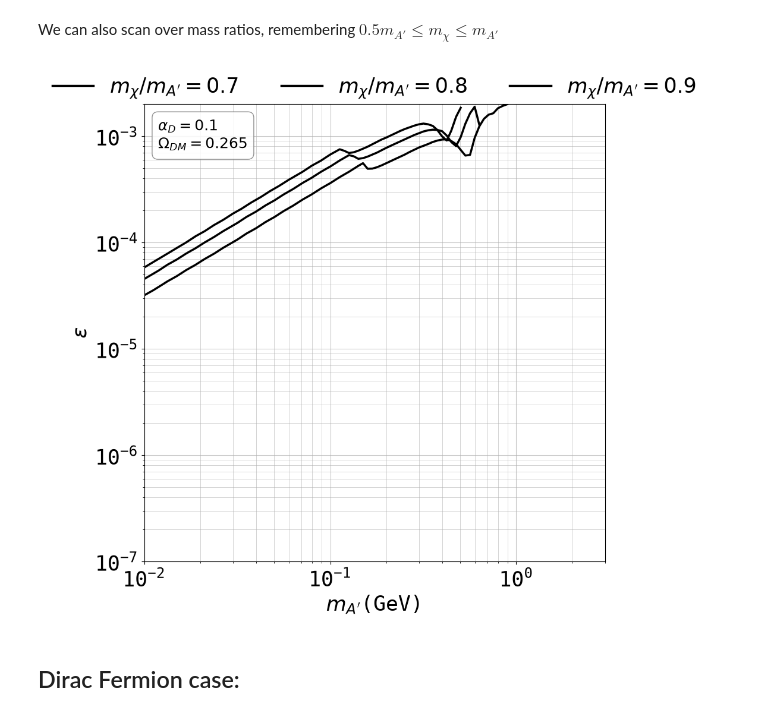
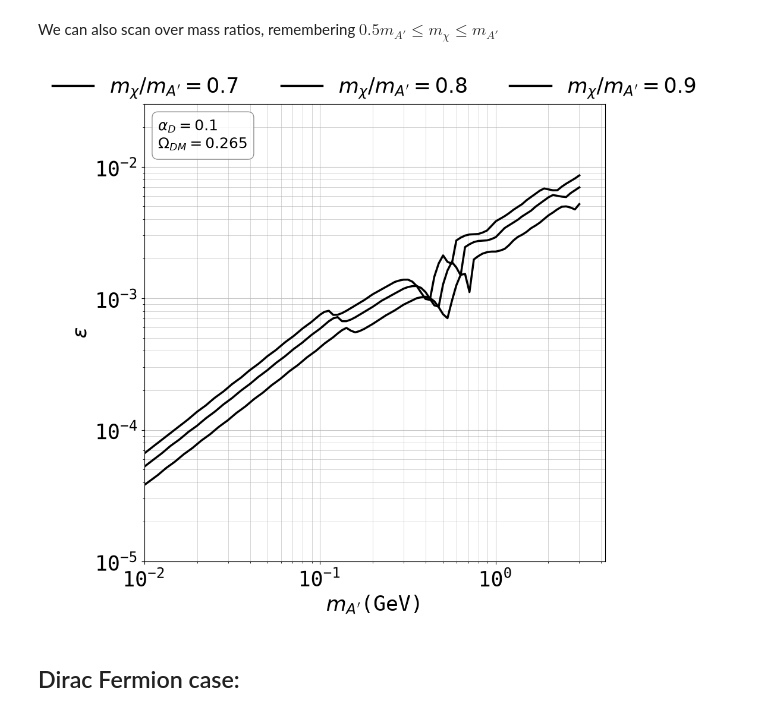
Before and after one commit to sgogoeg/bcgs_internship, a Jupyter notebook: Code/Relic_Abundance.ipynb, the cells around one changed output. Drawn from its saved outputs; the diff is of its cells as text; code cells hidden in the pictures.

```diff
--- a/Code/Relic_Abundance.ipynb
+++ b/Code/Relic_Abundance.ipynb
@@ -1674,7 +1683,7 @@ ax.grid(True, which='minor', linestyle='-', linewidth=0.5, alpha=0.75)
 
 ax.set_axisbelow(True) # Ensure grid is below data
 
-plt.plot(ma_scan1, eps_relic1, color = 'black', linewidth = 2.5, label = r"$\varepsilon_{relic}$ Boltz-eq")
+plt.plot(ma_scan1, eps_relic1m, color = 'black', linewidth = 2.5, label = r"$\varepsilon_{relic}$ Boltz-eq")
 
 plt.plot(ma_scan2, eps_relic2, color = 'black', linewidth = 2.5, label = r"$\varepsilon_{relic}$ Boltz-eq")
 
@@ -1682,15 +1691,15 @@ plt.plot(ma_scan3, eps_relic3, color = 'black', linewidth = 2.5, label = r"$\var
 
 # The parameters that were held fixed rather than scanned over.
 
-relic_curves = [(ma_scan1, eps_relic1, scan_info1),
+relic_curves = [(ma_scan1, eps_relic1m, scan_info1m),
                 (ma_scan2, eps_relic2, scan_info2),
                 (ma_scan3, eps_relic3, scan_info3)]
 
 fixed_ratio = {info_i["mchi_over_ma"] for _, _, info_i in relic_curves}
 
 ax.text(0.03, 0.97,
-        "\n".join([r"$m_\chi = %g\, m_{A'}$" % scan_info1["mchi_over_ma"],
-                   r"$\Omega_{DM} = %g$" % scan_info1["target"]]),
+        "\n".join([r"$m_\chi = %g\, m_{A'}$" % scan_info1m["mchi_over_ma"],
+                   r"$\Omega_{DM} = %g$" % scan_info1m["target"]]),
         transform = ax.transAxes, va = 'top', ha = 'left', fontsize = 18,
         bbox = dict(boxstyle = 'round,pad=0.4', facecolor = 'white',
                     edgecolor = '#7e7e7e', alpha = 0.85))
@@ -1720,11 +1729,11 @@ ax.legend(
 
 # Define how much to zoom out from the data plotting range (cm):
 x_min = 1e-2
-x_max = 3
+x_max = 4.2
 x_range = x_max - x_min
 
-y_min = 1e-7
-y_max = 2e-3
+y_min = 3e-6
+y_max = 2e-2
 y_range = y_max - y_min
 
 # Set the new plotting limits explicitly
@@ -1740,22 +1749,25 @@ plt.show()
 We can also scan over mass ratios, remembering $0.5 m_{A'} \leq m_\chi \leq m_{A'}$
 # %%
 ma_scan4 = np.logspace(np.log10(1e-2), np.log10(3.0), 100)
-vare_lo4, vare_hi4 = 1e-5, 2e-3
+vare_lo4, vare_hi4 = 1e-7, 2e-2
 
 eps_relic4, scan_info4 = scan_relic_line(ma_scan4, vare_lo4, vare_hi4,
-                                       alphaD=0.1, mchi_over_ma=0.7)
+                                         alphaD=0.1, mchi_over_ma=0.7,
+                                         omega_fun=omega_of_gg)
 # %%
 ma_scan5 = np.logspace(np.log10(1e-2), np.log10(3.0), 100)
-vare_lo5, vare_hi5 = 1e-5, 2e-3
+vare_lo5, vare_hi5 = 1e-7, 2e-2
 
 eps_relic5, scan_info5 = scan_relic_line(ma_scan5, vare_lo5, vare_hi5,
-                                       alphaD=0.1, mchi_over_ma=0.8)
+                                         alphaD=0.1, mchi_over_ma=0.8,
+                                         omega_fun=omega_of_gg)
 # %%
 ma_scan6 = np.logspace(np.log10(1e-2), np.log10(3.0), 100)
-vare_lo6, vare_hi6 = 1e-5, 2e-3
+vare_lo6, vare_hi6 = 1e-7, 2e-2
 
 eps_relic6, scan_info6 = scan_relic_line(ma_scan6, vare_lo6, vare_hi6,
-                                       alphaD=0.1, mchi_over_ma=0.9)
+                                         alphaD=0.1, mchi_over_ma=0.9,
+                                         omega_fun=omega_of_gg)
 # %%
 # Creating a plot:
 
@@ -1800,37 +1812,37 @@ ax.text(0.03, 0.97,
         bbox = dict(boxstyle = 'round,pad=0.4', facecolor = 'white',
                     edgecolor = '#7e7e7e', alpha = 0.85))
 
 # Setting a costumised legend:
 handles, labels = ax.get_legend_handles_labels() # get all legend items
 desired_order = range(len(handles))  # change the order of legend elements
 
 ax.legend(
     [handles[i] for i in desired_order],
     [labels[i] for i in desired_order],
     loc = 'upper center',
     bbox_to_anchor = (0.5, 1.10),  # center top, above axes
     ncol = 4,                      # spread horizontally
     frameon = False                # removes legend border
 )
 
 # Define how much to zoom out from the data plotting range (cm):
 x_min = 1e-2
-x_max = 3
+x_max = 4.2
 x_range = x_max - x_min
 
-y_min = 1e-7
-y_max = 2e-3
+y_min = 1e-5
+y_max = 3e-2
 y_range = y_max - y_min
 
 # Set the new plotting limits explicitly
 ax.set_xbound(x_min, x_max)
 ax.set_ybound(y_min, y_max)
 
 # Save and show the figure:
 plt.savefig("figures/relic_abundance_scan_2.pdf", bbox_inches='tight')
 plt.show()
 # %% [output]
-[figure, old version]
+[figure, new version]
 # %% [markdown]
 ## Dirac Fermion case:
 # %% [markdown]
```
Also changed, not shown: parts of 19 cells of this notebook, 16 other files.
